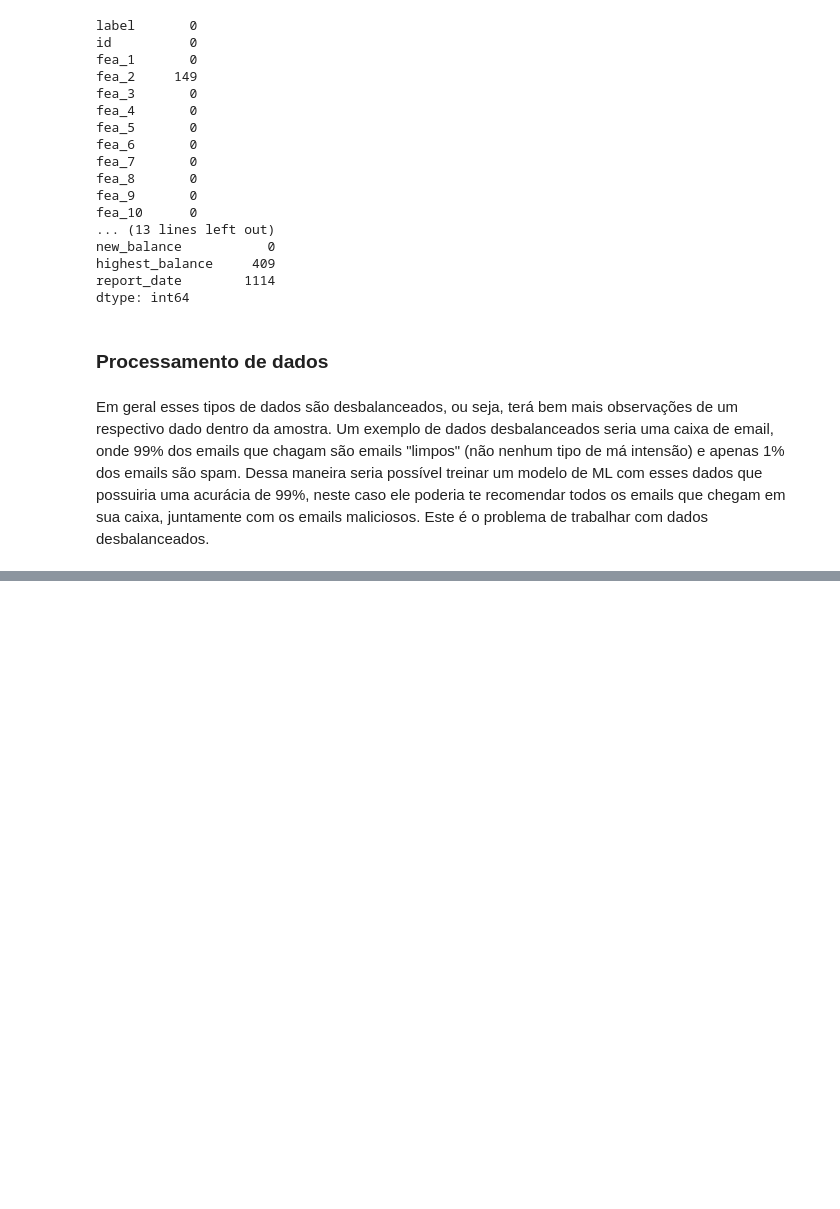
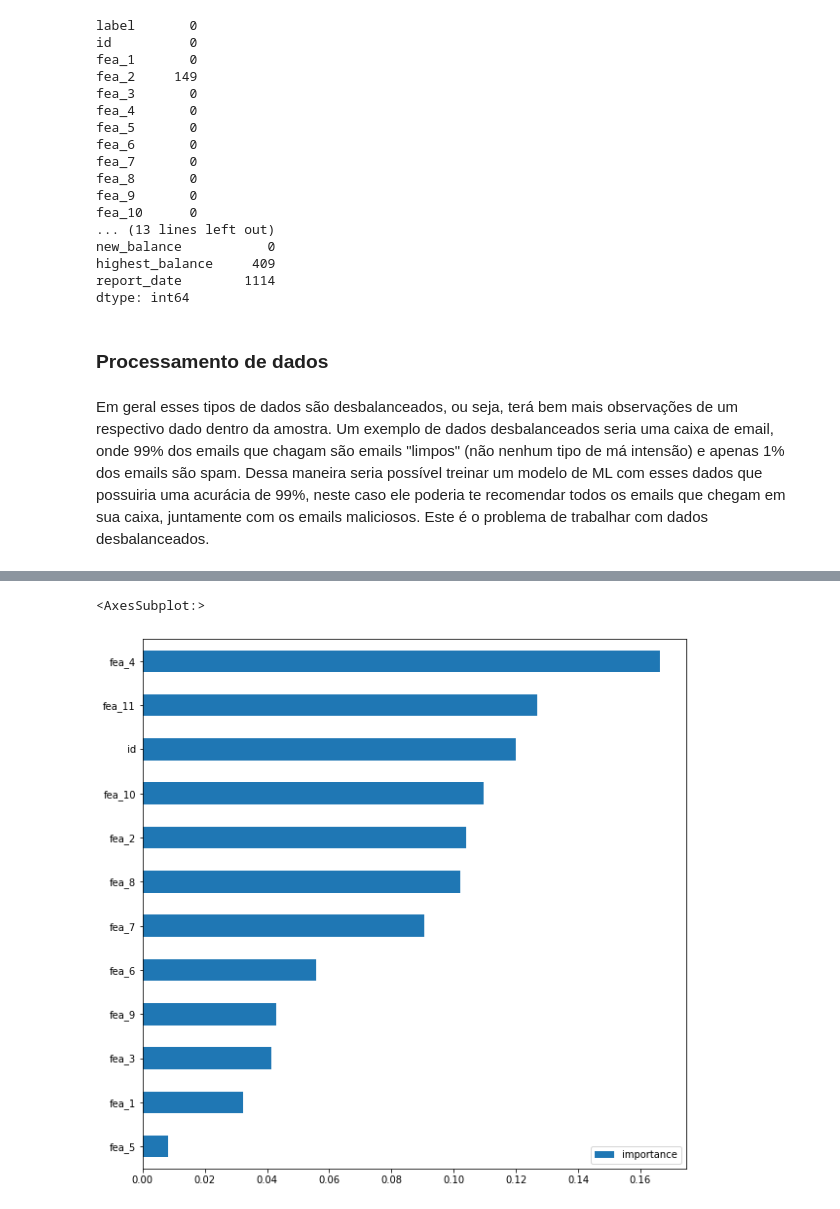
Before and after one commit to Jhonattanln/Random_Forest, a Jupyter notebook: Random_forest.ipynb, the cells around one changed output, grey strips where cells are left out. Cells and saved outputs as stored; diff of their text form; code cells hidden in the pictures; blank space fills up the shorter version.

```diff
--- a/Random_forest.ipynb
+++ b/Random_forest.ipynb
@@ -173,0 +221,9 @@ Um exemplo de dados desbalanceados seria uma caixa de email, onde 99% dos emails
+# %%
+### Analisando fatores de importancia
+importances = rf.feature_importances_
+importances = pd.DataFrame(importances, index=X.columns, columns=['importance'])
+importances.sort_values(by='importance', ascending=True, inplace=True)
+importances.plot(kind='barh',figsize=(10, 10))
+# %% [output]
+<AxesSubplot:>
+[figure, added]
```
Also changed, not shown: parts of 13 cells of this notebook.
